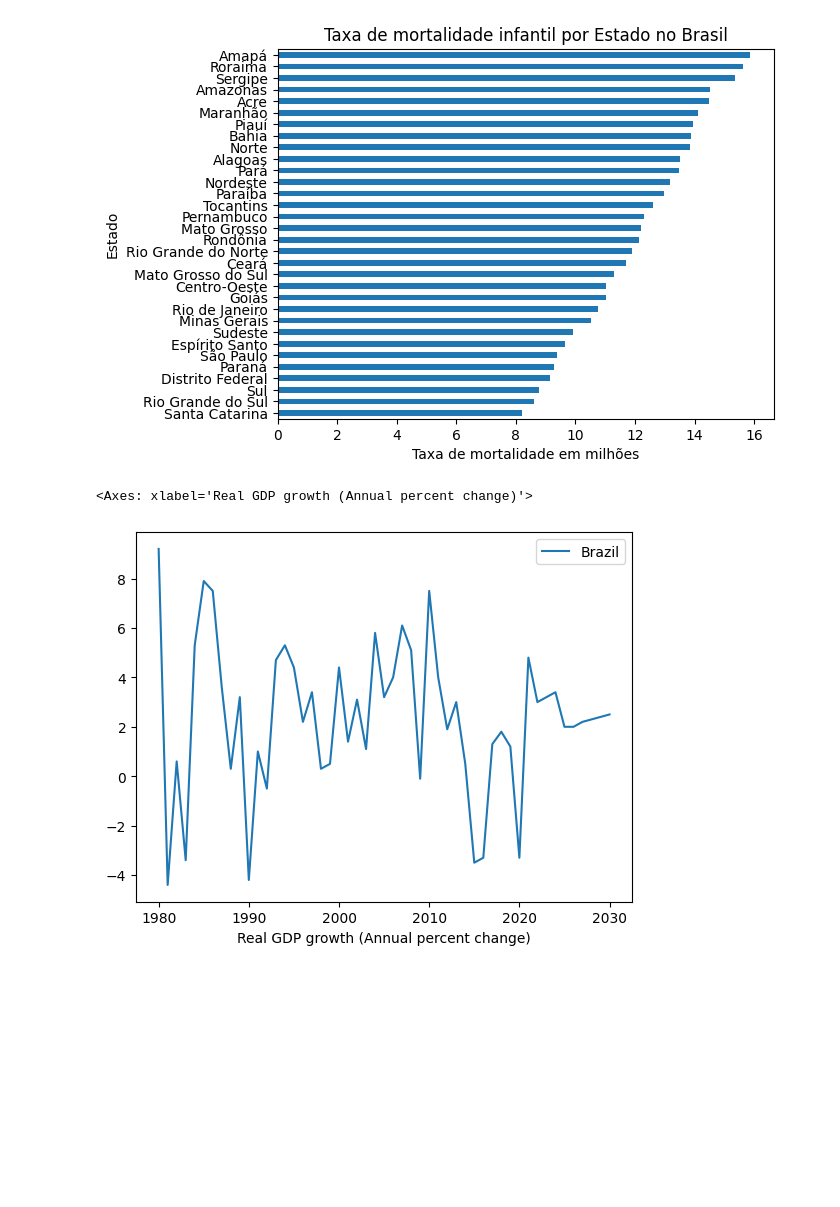
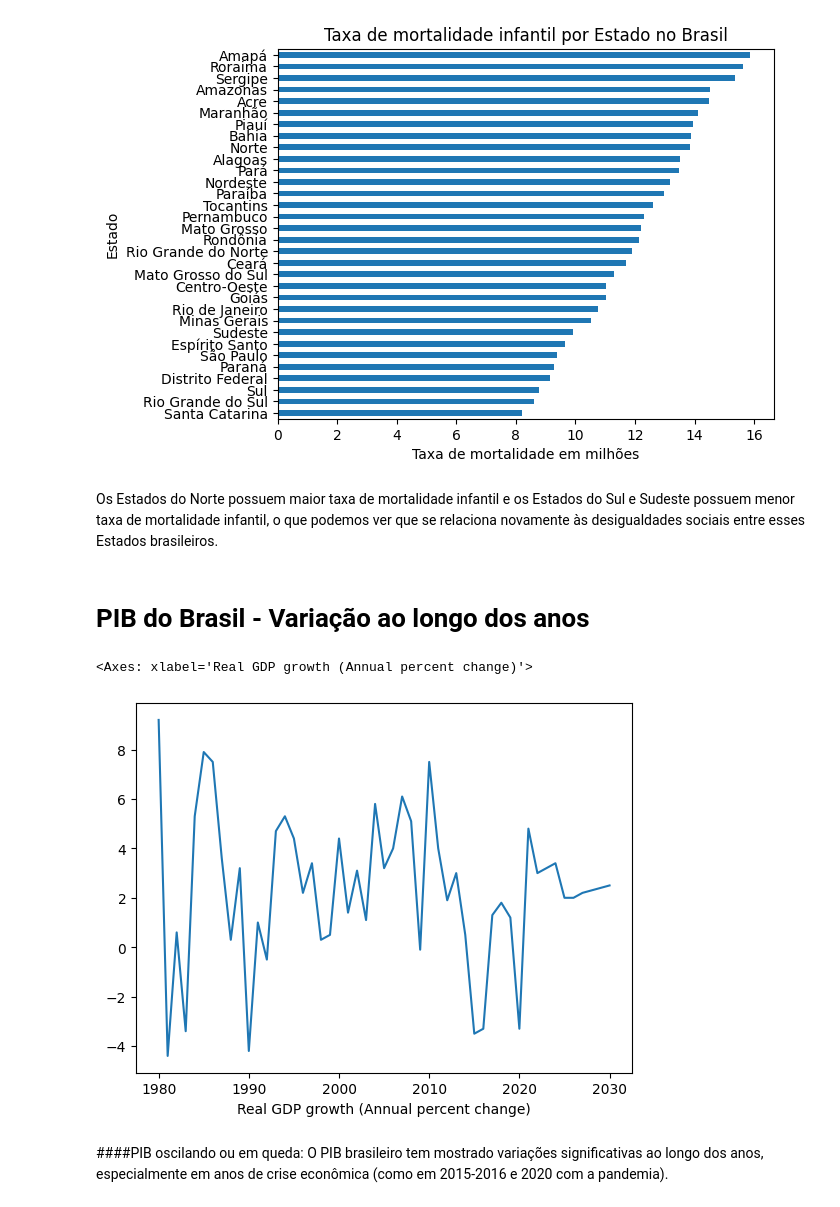
Before and after one commit to gabyxsantos/Economia, a Jupyter notebook: atualizandodf.ipynb, the cells around one changed output. Cells and saved outputs as stored; diff of their text form; code cells hidden in the pictures; blank space fills up the shorter version.

```diff
--- a/atualizandodf.ipynb
+++ b/atualizandodf.ipynb
@@ -426,8 +485,14 @@ mortalidade_estado.plot(kind='barh', title='Taxa de mortalidade infantil por Est
 # %% [output]
 <Axes: title={'center': 'Taxa de mortalidade infantil por Estado no Brasil'}, xlabel='Taxa de mortalidade em milhões', ylabel='Estado'>
 [figure]
+# %% [markdown]
+Os Estados do Norte possuem maior taxa de mortalidade infantil e os Estados do Sul e Sudeste possuem menor taxa de mortalidade infantil, o que podemos ver que se relaciona novamente às desigualdades sociais entre esses Estados brasileiros.
+# %% [markdown]
+# PIB do Brasil - Variação ao longo dos anos
 # %%
-PIB.plot(kind='line')
+PIB.plot(kind='line', legend=False)
 # %% [output]
 <Axes: xlabel='Real GDP growth (Annual percent change)'>
-[figure, old version]
+[figure, new version]
+# %% [markdown]
+####PIB oscilando ou em queda: O PIB brasileiro tem mostrado variações significativas ao longo dos anos, especialmente em anos de crise econômica (como em 2015-2016 e 2020 com a pandemia).
```
Also changed, not shown: parts of 45 cells of this notebook.
